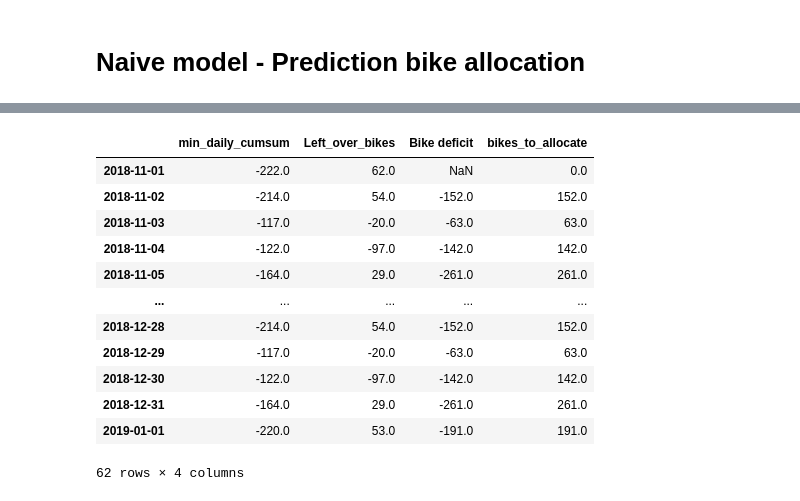
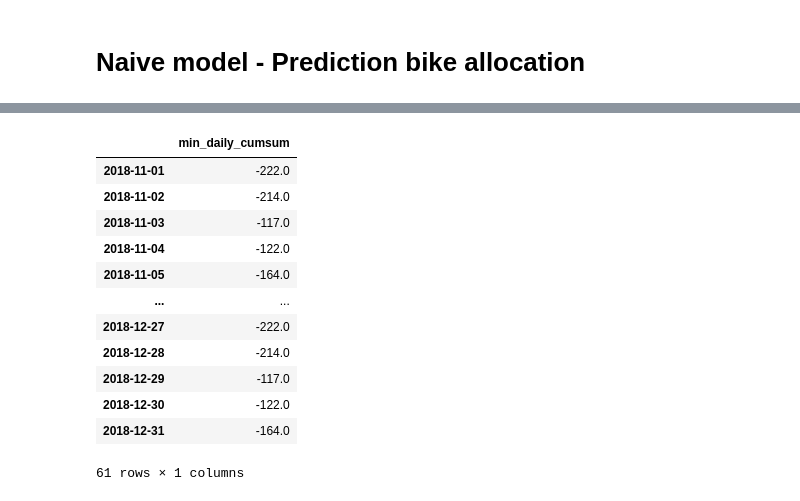
Before and after one commit to katrinemariepedersen/Business_analytics_project, a Jupyter notebook: Naive_prediction_model_12.ipynb, the cells around one changed output, grey strips where cells are left out. Cells and saved outputs as stored; diff of their text form; code cells hidden in the pictures.

```diff
--- a/Naive_prediction_model_12.ipynb
+++ b/Naive_prediction_model_12.ipynb
@@ -812,9 +797,10 @@ def plotprediction(series, pred_series, labels=["original", "predicted"], x_axis
 grouped_departures.index = pd.to_datetime(grouped_departures.index)
 
 test_start = pd.Timestamp("2018-11-01")
+test_stop = pd.Timestamp("2019-01-01")
 
 train_mask = grouped_departures.index < test_start
-test_mask  = grouped_departures.index >= test_start
+test_mask  =  (test_stop >grouped_departures.index) & (grouped_departures.index  >= test_start)
 
 train_departures = grouped_departures[train_mask].iloc[:, 0]
 test_departures  = grouped_departures[test_mask].iloc[:, 0]
@@ -1008,28 +949,21 @@ min_daily_cumsum_pred
 # %%
-min_daily_cumsum_pred["shifted_bikes"] = min_daily_cumsum_pred["Left_over_bikes"].shift(1)
-
-min_daily_cumsum_pred["Bike deficit"] = (
-    min_daily_cumsum_pred["min_daily_cumsum"] + min_daily_cumsum_pred["shifted_bikes"]
+min_daily_cumsum_pred = naive_bike_alloc_pred.groupby(naive_bike_alloc_pred.index.date).agg(
+    min_daily_cumsum=("daily_cumsum", "min")
 )
 
-min_daily_cumsum_pred.drop(columns=["shifted_bikes"], inplace= True)
 
-min_daily_cumsum_pred["bikes_to_allocate"] = (
-    min_daily_cumsum_pred["Bike deficit"]
-    .apply(lambda x: abs(x) if x < 0 else 0)
-)
 min_daily_cumsum_pred
 # %% [output]
-|  | min_daily_cumsum | Left_over_bikes | Bike deficit | bikes_to_allocate |
-| 2018-11-01 | -222.0 | 62.0 | NaN | 0.0 |
-| 2018-11-02 | -214.0 | 54.0 | -152.0 | 152.0 |
-| 2018-11-03 | -117.0 | -20.0 | -63.0 | 63.0 |
-| 2018-11-04 | -122.0 | -97.0 | -142.0 | 142.0 |
-| 2018-11-05 | -164.0 | 29.0 | -261.0 | 261.0 |
-| ... | ... | ... | ... | ... |
-| 2018-12-28 | -214.0 | 54.0 | -152.0 | 152.0 |
-| 2018-12-29 | -117.0 | -20.0 | -63.0 | 63.0 |
-| 2018-12-30 | -122.0 | -97.0 | -142.0 | 142.0 |
-| 2018-12-31 | -164.0 | 29.0 | -261.0 | 261.0 |
-| 2019-01-01 | -220.0 | 53.0 | -191.0 | 191.0 |
+|  | min_daily_cumsum |
+| 2018-11-01 | -222.0 |
+| 2018-11-02 | -214.0 |
+| 2018-11-03 | -117.0 |
+| 2018-11-04 | -122.0 |
+| 2018-11-05 | -164.0 |
+| ... | ... |
+| 2018-12-27 | -222.0 |
+| 2018-12-28 | -214.0 |
+| 2018-12-29 | -117.0 |
+| 2018-12-30 | -122.0 |
+| 2018-12-31 | -164.0 |
-62 rows × 4 columns
+61 rows × 1 columns
```
Also changed, not shown: parts of 15 cells of this notebook, 4 other files.
